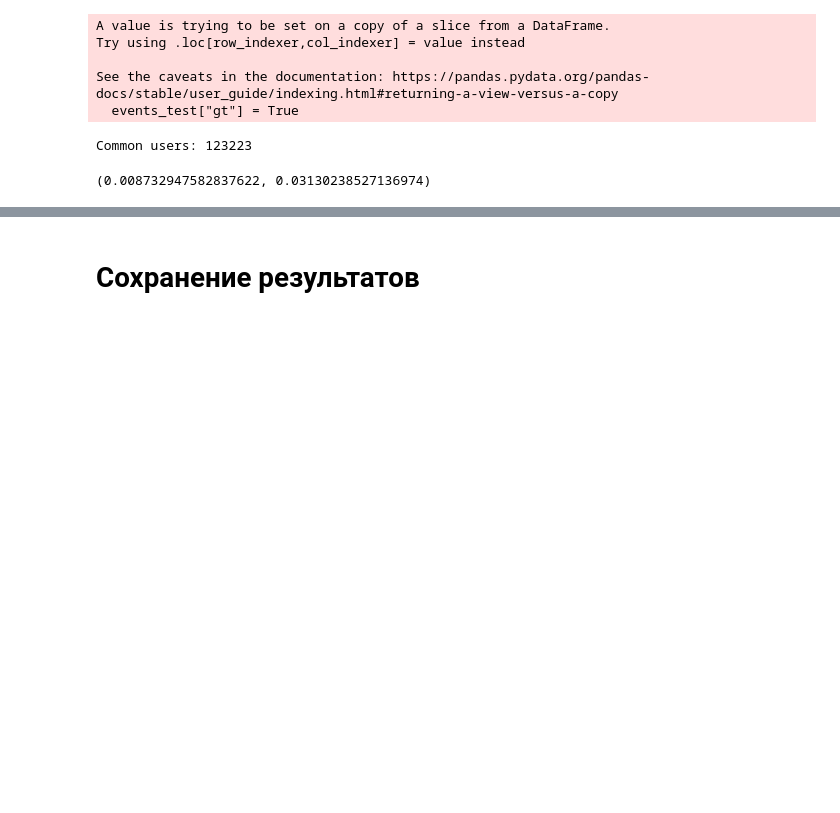
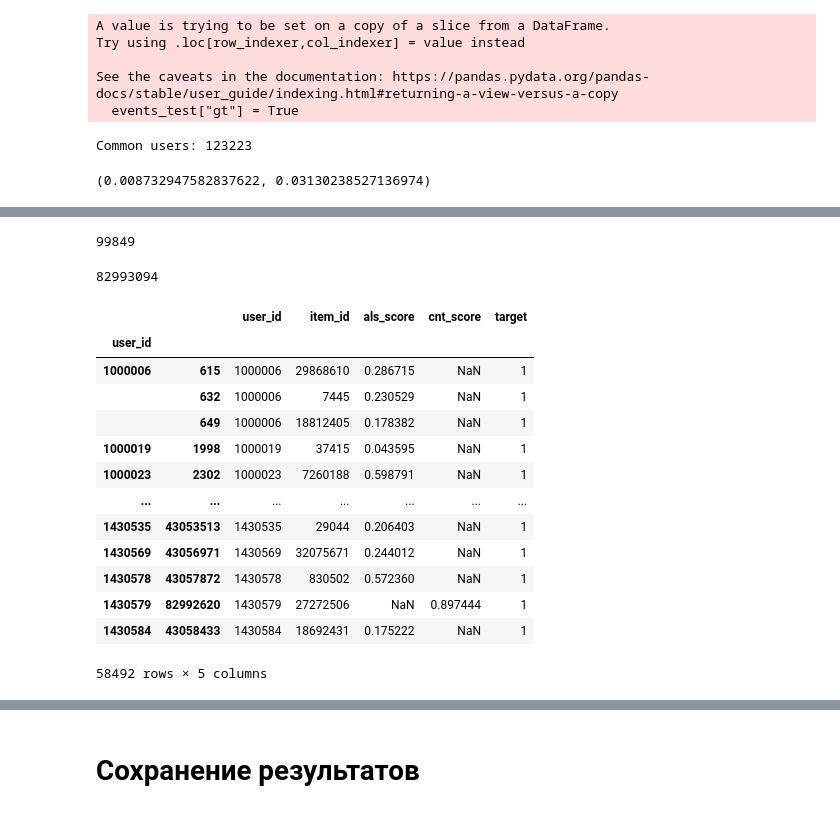
Before and after one commit to Jonzzi/mle-recsys-start, a Jupyter notebook: preprocessing.ipynb, the cells around one changed output, grey strips where cells are left out. Cells and saved outputs as stored; diff of their text form; code cells hidden in the pictures; blank space fills up the shorter version.

```diff
--- a/preprocessing.ipynb
+++ b/preprocessing.ipynb
@@ -1322,0 +1394,54 @@ compute_cls_metrics(events_recs_for_binary_metrics_10)
+# %%
+# задаём точку разбиения
+split_date_for_labels = pd.to_datetime("2017-09-15").date()
+
+split_date_for_labels_idx = events_test["started_at"] < split_date_for_labels
+events_labels = events_test[split_date_for_labels_idx].copy()
+events_test_2 = events_test[~split_date_for_labels_idx].copy()
+# %%
+events_labels['user_id'].nunique()
+# %% [output]
+99849
+# %%
+# загружаем рекомендации от двух базовых генераторов
+als_recommendations = pd.read_parquet("candidates/training/als_recommendations.parquet")
+content_recommendations = pd.read_parquet("candidates/training/content_recommendations.parquet")
+
+candidates = pd.merge(
+    als_recommendations[["user_id", "item_id", "score"]].rename(columns={"score": "als_score"}),
+    content_recommendations[["user_id", "item_id", "score"]].rename(columns={"score": "cnt_score"}),
+    on=["user_id", "item_id"],
+    how="outer")
+# %%
+len(candidates)
+# %% [output]
+82993094
+# %%
+# добавляем таргет к кандидатам со значением:
+# — 1 для тех item_id, которые пользователь прочитал
+# — 0, для всех остальных
+
+events_labels["target"] = 1
+candidates = candidates.merge(events_labels[["user_id", "item_id", "target"]],
+                              how='left')
+candidates["target"] = candidates["target"].fillna(0).astype("int")
+
+# в кандидатах оставляем только тех пользователей, у которых есть хотя бы один положительный таргет
+candidates_to_sample = candidates.groupby("user_id").filter(lambda x: x["target"].sum() > 0)
+# %%
+candidates_to_sample.query("target == 1").groupby("user_id").apply(lambda x: x)
+# %% [output]
+|  |  | user_id | item_id | als_score | cnt_score | target |
+| user_id |  |  |  |  |  |  |
+| 1000006 | 615 | 1000006 | 29868610 | 0.286715 | NaN | 1 |
+|  | 632 | 1000006 | 7445 | 0.230529 | NaN | 1 |
+|  | 649 | 1000006 | 18812405 | 0.178382 | NaN | 1 |
+| 1000019 | 1998 | 1000019 | 37415 | 0.043595 | NaN | 1 |
+| 1000023 | 2302 | 1000023 | 7260188 | 0.598791 | NaN | 1 |
+| ... | ... | ... | ... | ... | ... | ... |
+| 1430535 | 43053513 | 1430535 | 29044 | 0.206403 | NaN | 1 |
+| 1430569 | 43056971 | 1430569 | 32075671 | 0.244012 | NaN | 1 |
+| 1430578 | 43057872 | 1430578 | 830502 | 0.572360 | NaN | 1 |
+| 1430579 | 82992620 | 1430579 | 27272506 | NaN | 0.897444 | 1 |
+| 1430584 | 43058433 | 1430584 | 18692431 | 0.175222 | NaN | 1 |
+58492 rows × 5 columns
```
Also changed, not shown: parts of 48 cells of this notebook, 5 other files.
